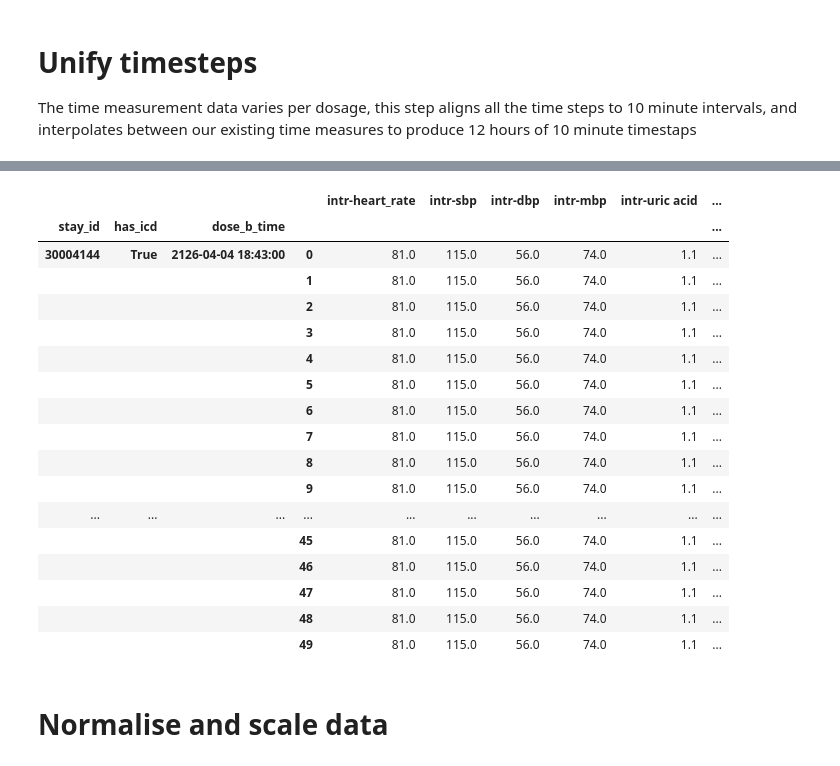
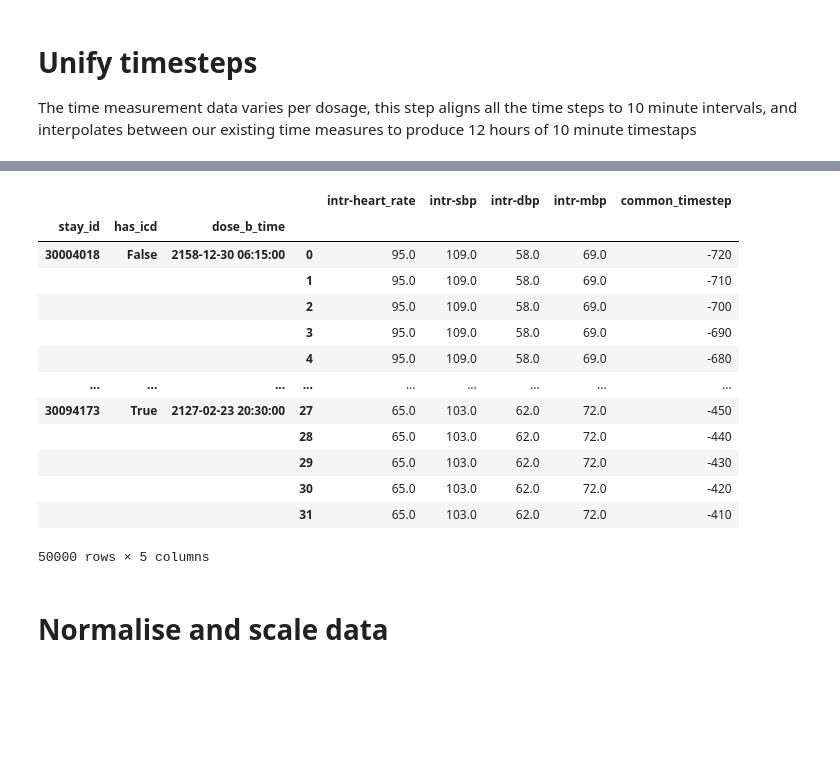
Before and after one commit to stevelan/UniMLHealth-GroupProject, a Jupyter notebook: notebooks/03-ml-training.ipynb, the cells around one changed output, grey strips where cells are left out. Drawn from its saved outputs; the diff is of its cells as text; code cells hidden in the pictures; blank space fills up the shorter version.

Commit message:
Added cohort queries for a no-drug-interactions cohort, also updated notebook-03 to use it for the no-icd case

```diff
--- a/notebooks/03-ml-training.ipynb
+++ b/notebooks/03-ml-training.ipynb
@@ -165,0 +161,11 @@ dtype: object
+# %%
+# create the negative cohort
+vitals_no_ddi['num_icd_codes'] = 0
+vitals_no_ddi['has_icd'] = False
+vitals_no_ddi = vitals_no_ddi[['stay_id', 'dose_b_time', 'subject_id', 'charttime', 'has_icd', 'num_icd_codes'] + data_arrays]
+print(vitals_data_df.shape)
+print(vitals_no_ddi.shape)
+print(vitals_data_df.index)
+print(vitals_no_ddi.index)
+
+vitals_no_ddi
@@ -166,13 +195,30 @@ dtype: object
 # %%
+# make the target cohort and the negative cohort the same shape and join them together
+stay_ids_with_icd = vitals_data_df["stay_id"].unique()
+stay_ids_without_icd = vitals_no_ddi["stay_id"].unique()
+
+print(len(stay_ids_with_icd))
+print(len(stay_ids_without_icd))
+min_balanced_len = min(len(stay_ids_with_icd), len(stay_ids_without_icd))
+print(min_balanced_len)
+
+balanced_with = vitals_data_df[vitals_data_df["stay_id"].isin(stay_ids_with_icd[:min_balanced_len])]
+balanced_without = vitals_no_ddi[vitals_no_ddi["stay_id"].isin(stay_ids_without_icd[:min_balanced_len])]
+
+df = pd.concat([balanced_with, balanced_without])
+print(f"Size of target {len(balanced_with)}, size of negative {len(balanced_without)}, size of combined {len(df)}")
 
 ## convert chart_time to timestep relative to dose b time
 df["timestep"] = df["charttime"] - df["dose_b_time"]
 ## and convert to float64 for tensor flow
 df['timestep_float'] = df['timestep'].dt.total_seconds().astype('float64')
 
+print(df.dtypes)
 
 for data in data_arrays:
     df[data] = df[data].astype('float64')
 
 print(df.dtypes)
+print(df['has_icd'].describe())
+df.head(50)
 # %% [output]
@@ -344,7 +405,7 @@ MIN_INCREMENTS = 10
 def interpolate_row(row):
     vals = pd.DataFrame()
     time_steps = np.array(row["timestep_float"])
-    common_time_interval = range(HOURS * -60, HOURS * 60 * 2, MIN_INCREMENTS)
+    common_time_interval = range(HOURS * -60, HOURS * 60, MIN_INCREMENTS)
 
     for data_array in data_arrays:
         interp_func = interp1d(time_steps, row[data_array], kind='next', fill_value='extrapolate')
@@ -358,7 +419,7 @@ def interpolate_row(row):
 interpolated_df = grouped_df.groupby(['stay_id', 'has_icd', 'dose_b_time']).apply(interpolate_row)
 print(interpolated_df)
 print(grouped_df.dtypes)
-interpolated_df.head(50)
+interpolated_df.head(500)
 # %% [output]
                                           intr-heart_rate  intr-sbp  intr-dbp  \
 stay_id  has_icd dose_b_time
@@ -379,22 +440,18 @@ creatinine              float64
 dtype: object
-|  |  |  |  | intr-heart_rate | intr-sbp | intr-dbp | intr-mbp | intr-uric acid | ... |
-| stay_id | has_icd | dose_b_time |  |  |  |  |  |  | ... |
-| 30004144 | True | 2126-04-04 18:43:00 | 0 | 81.0 | 115.0 | 56.0 | 74.0 | 1.1 | ... |
-|  |  |  | 1 | 81.0 | 115.0 | 56.0 | 74.0 | 1.1 | ... |
-|  |  |  | 2 | 81.0 | 115.0 | 56.0 | 74.0 | 1.1 | ... |
-|  |  |  | 3 | 81.0 | 115.0 | 56.0 | 74.0 | 1.1 | ... |
-|  |  |  | 4 | 81.0 | 115.0 | 56.0 | 74.0 | 1.1 | ... |
-|  |  |  | 5 | 81.0 | 115.0 | 56.0 | 74.0 | 1.1 | ... |
-|  |  |  | 6 | 81.0 | 115.0 | 56.0 | 74.0 | 1.1 | ... |
-|  |  |  | 7 | 81.0 | 115.0 | 56.0 | 74.0 | 1.1 | ... |
-|  |  |  | 8 | 81.0 | 115.0 | 56.0 | 74.0 | 1.1 | ... |
-|  |  |  | 9 | 81.0 | 115.0 | 56.0 | 74.0 | 1.1 | ... |
-| ... | ... | ... | ... | ... | ... | ... | ... | ... | ... |
-|  |  |  | 45 | 81.0 | 115.0 | 56.0 | 74.0 | 1.1 | ... |
-|  |  |  | 46 | 81.0 | 115.0 | 56.0 | 74.0 | 1.1 | ... |
-|  |  |  | 47 | 81.0 | 115.0 | 56.0 | 74.0 | 1.1 | ... |
-|  |  |  | 48 | 81.0 | 115.0 | 56.0 | 74.0 | 1.1 | ... |
-|  |  |  | 49 | 81.0 | 115.0 | 56.0 | 74.0 | 1.1 | ... |
+|  |  |  |  | intr-heart_rate | intr-sbp | intr-dbp | intr-mbp | common_timestep |
+| stay_id | has_icd | dose_b_time |  |  |  |  |  |  |
+| 30004018 | False | 2158-12-30 06:15:00 | 0 | 95.0 | 109.0 | 58.0 | 69.0 | -720 |
+|  |  |  | 1 | 95.0 | 109.0 | 58.0 | 69.0 | -710 |
+|  |  |  | 2 | 95.0 | 109.0 | 58.0 | 69.0 | -700 |
+|  |  |  | 3 | 95.0 | 109.0 | 58.0 | 69.0 | -690 |
+|  |  |  | 4 | 95.0 | 109.0 | 58.0 | 69.0 | -680 |
+| ... | ... | ... | ... | ... | ... | ... | ... | ... |
+| 30094173 | True | 2127-02-23 20:30:00 | 27 | 65.0 | 103.0 | 62.0 | 72.0 | -450 |
+|  |  |  | 28 | 65.0 | 103.0 | 62.0 | 72.0 | -440 |
+|  |  |  | 29 | 65.0 | 103.0 | 62.0 | 72.0 | -430 |
+|  |  |  | 30 | 65.0 | 103.0 | 62.0 | 72.0 | -420 |
+|  |  |  | 31 | 65.0 | 103.0 | 62.0 | 72.0 | -410 |
+50000 rows × 5 columns
 # %% [markdown]
 # Normalise and scale data
 # %%
```
Also changed, not shown: parts of 22 cells of this notebook, 7 other files.
